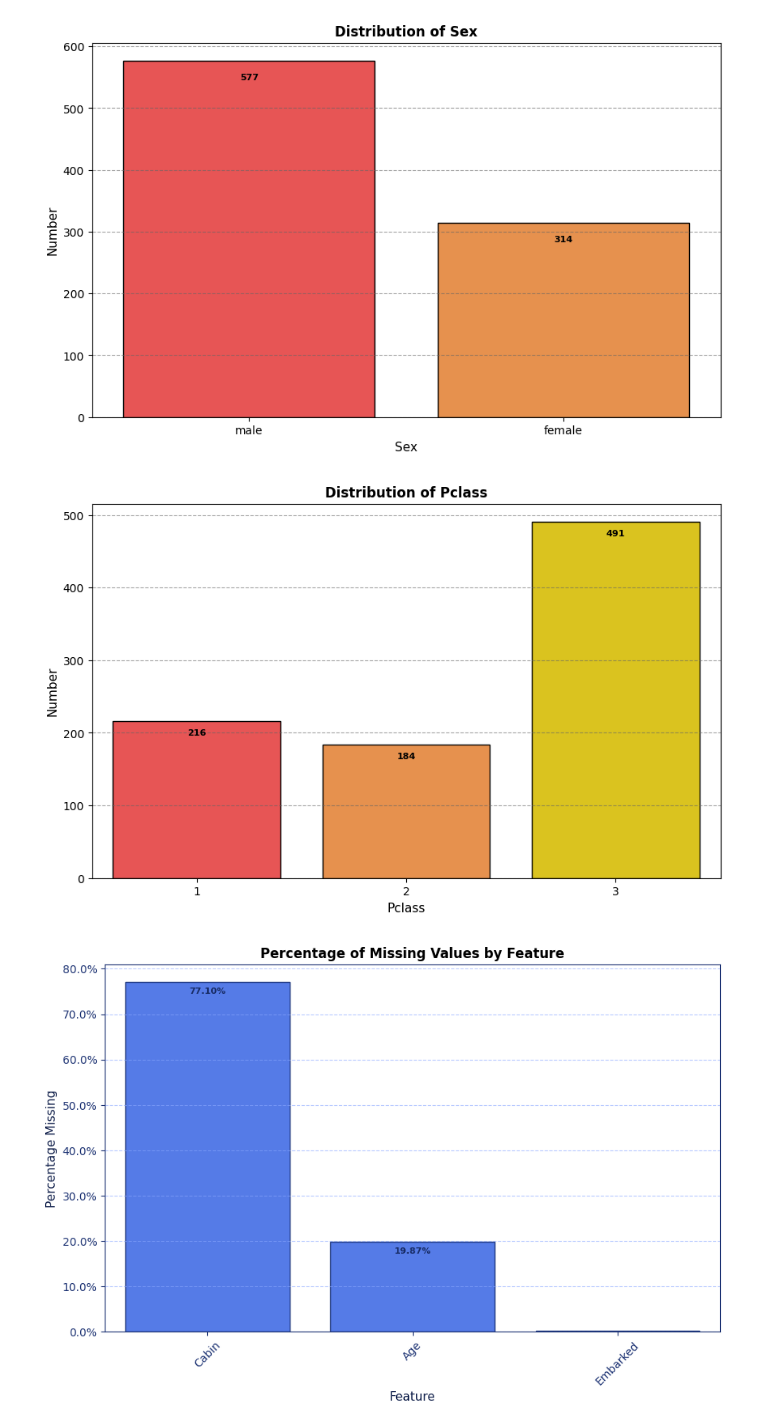
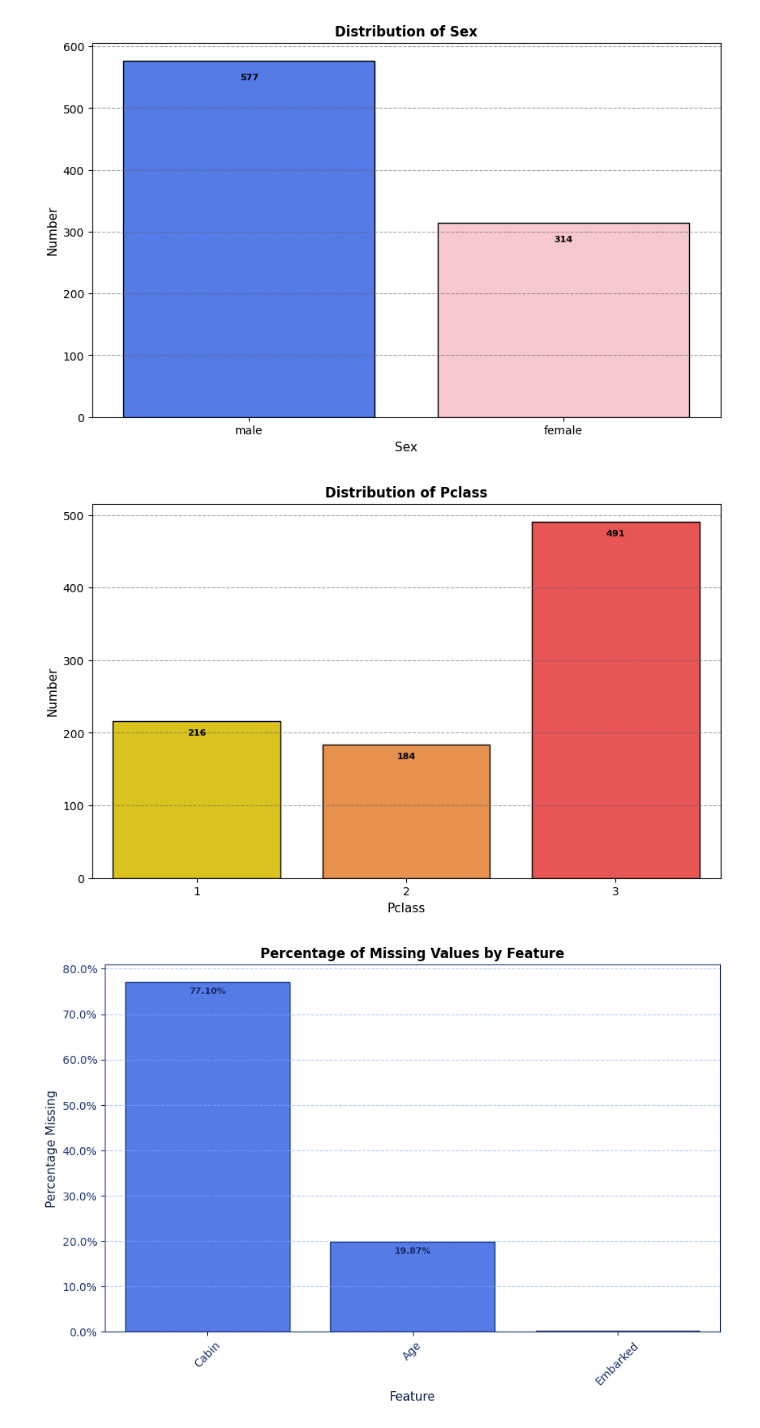
Before and after one commit to ydepledt/kaggle, a Jupyter notebook: titanic/titanic.ipynb, the cells around one changed output. Drawn from its saved outputs; the diff is of its cells as text; code cells hidden in the pictures.

```diff
--- a/titanic/titanic.ipynb
+++ b/titanic/titanic.ipynb
@@ -63,13 +60,13 @@ _____Test dataset_____
 | 3 | 895 | 3 | Wirz, Mr. Albert | male | 27.0 | 0 | 0 | 315154 | 8.6625 | NaN | ... |
 | 4 | 896 | 3 | Hirvonen, Mrs. Alexander (Helga E... | female | 22.0 | 1 | 1 | 3101298 | 12.2875 | NaN | ... |
 # %%
-utilities.plot_hist_discrete_feature(df_train, 'Sex', color=[COLORS['RED'], COLORS['ORANGE']], frequency=False)
+utilities.plot_hist_discrete_feature(df_train, 'Sex', color=[COLORS['BLUE'], COLORS['PINK']], frequency=False)
 # %% [output]
-[figure, old version]
+[figure, new version]
 # %%
-utilities.plot_hist_discrete_feature(df_train, 'Pclass', color=[COLORS['RED'], COLORS['ORANGE'], COLORS['YELLOW']], frequency=False)
+utilities.plot_hist_discrete_feature(df_train, 'Pclass', color=[COLORS['YELLOW'], COLORS['ORANGE'], COLORS['RED']], frequency=False)
 # %% [output]
-[figure, old version]
+[figure, new version]
 # %%
 utilities.plot_missing_data(df_train, percentage=10)
 # %% [output]
```
Also changed, not shown: parts of 8 cells of this notebook, 6 other files.
